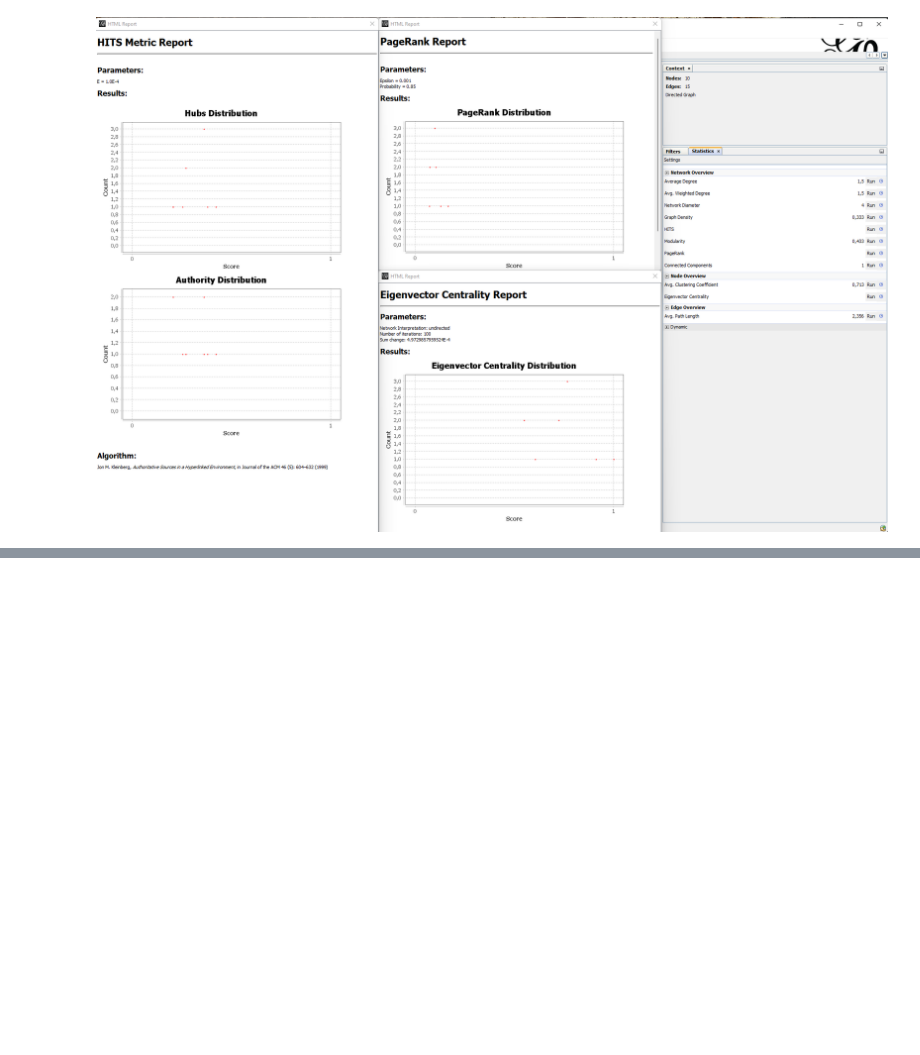
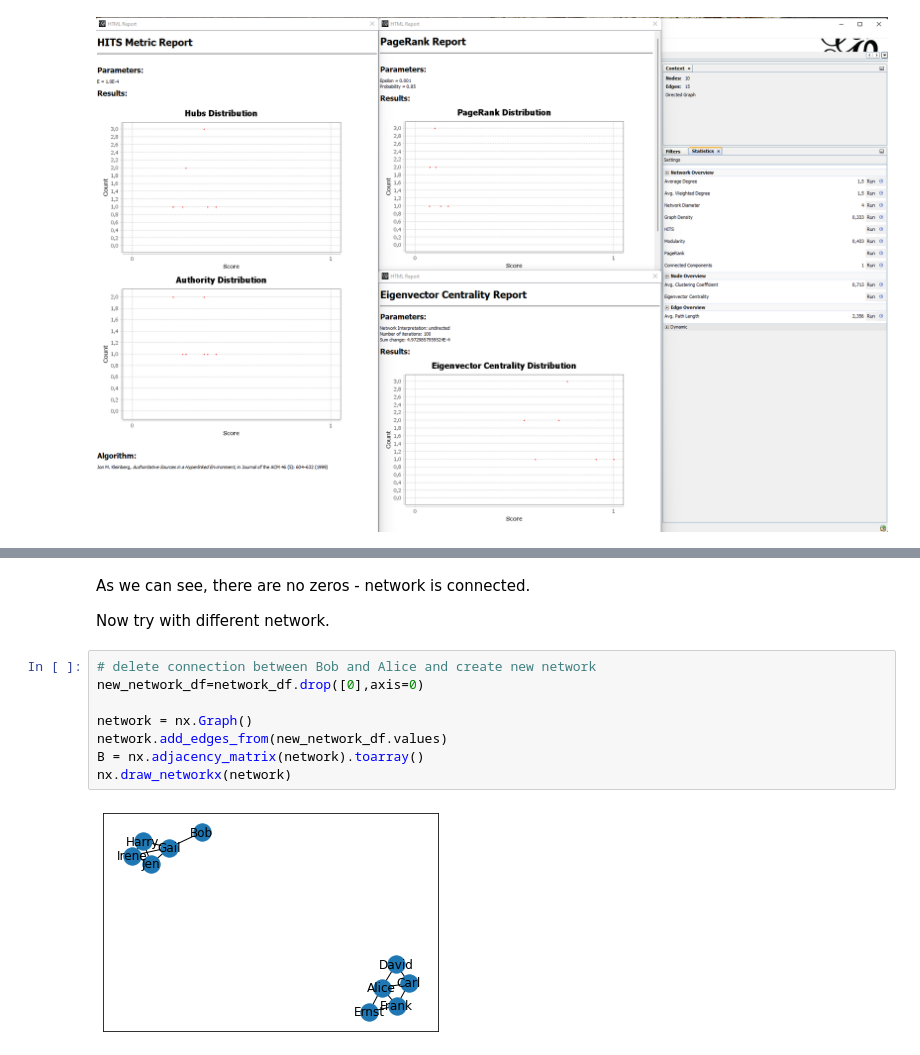
Before and after one commit to rogulforce/DPoCN, a Jupyter notebook: list_1/all_exercises.ipynb, the cells around one changed output, grey strips where cells are left out. Cells and saved outputs as stored; diff of their text form; blank space fills up the shorter version.

```diff
--- a/list_1/all_exercises.ipynb
+++ b/list_1/all_exercises.ipynb
@@ -173,0 +302,14 @@ Image('data/gephi_measures.png')
+# %% [markdown]
+As we can see, there are no zeros - network is connected.
+
+Now try with different network.
+# %%
+# delete connection between Bob and Alice and create new network
+new_network_df=network_df.drop([0],axis=0)
+
+network = nx.Graph()
+network.add_edges_from(new_network_df.values)
+B = nx.adjacency_matrix(network).toarray()
+nx.draw_networkx(network)
+# %% [output]
+[figure, added]
```
Also changed, not shown: parts of 18 cells of this notebook, 1 other file.
